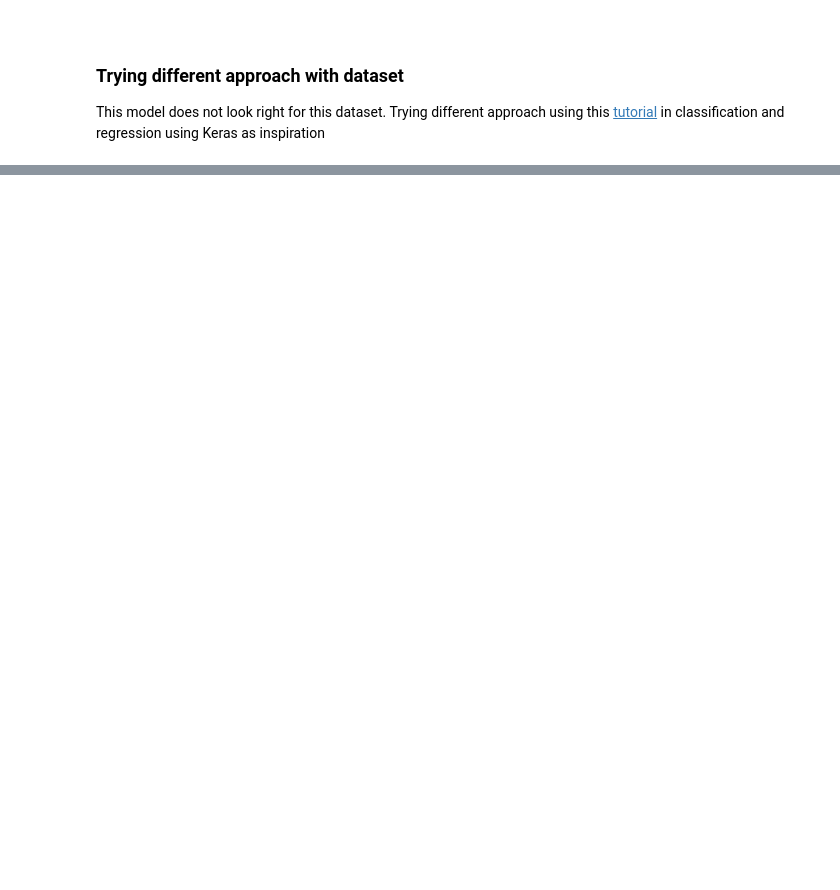
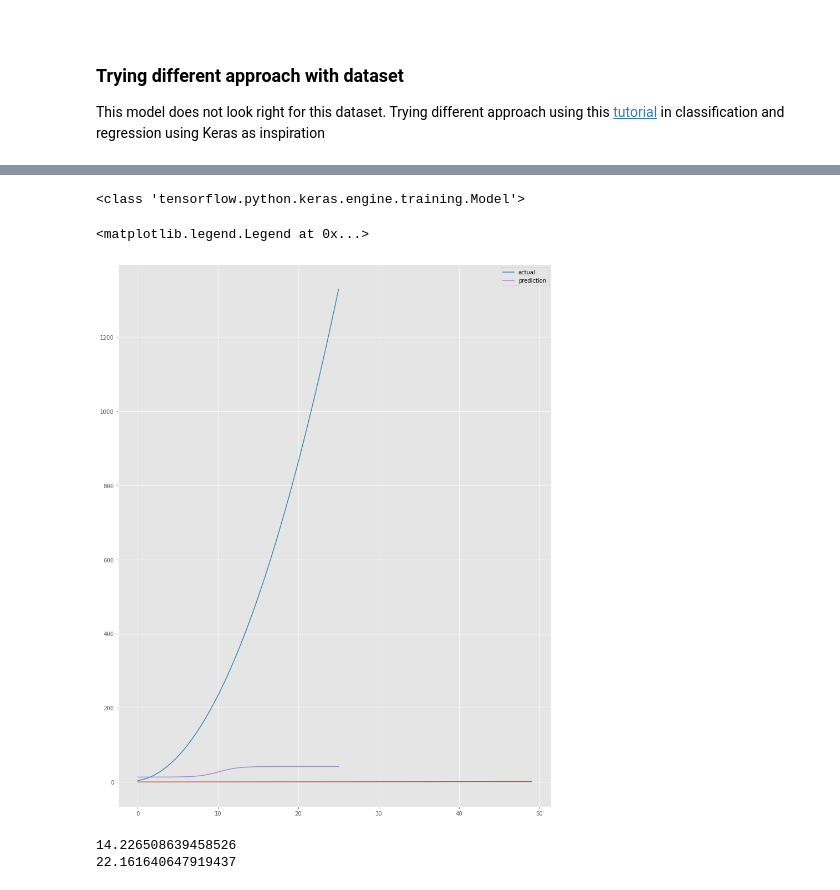
Before and after one commit to Ainara12/Fundamentals-Project, a Jupyter notebook: Fundamentals DA-Project.ipynb, the cells around one changed output, grey strips where cells are left out. Saved outputs shown, nothing was run; the diff lists cells and outputs as text; code cells hidden in the pictures; blank space fills up the shorter version.

Commit message:
Doing a different version of prediction train and set

```diff
--- a/Fundamentals DA-Project.ipynb
+++ b/Fundamentals DA-Project.ipynb
@@ -573,0 +563,9 @@ This model does not look right for this dataset. Trying different approach using
+# %%
+#loading dataset
+Powerdataset=pd.read_csv('Powerproduction dataset.csv', delimiter=',')
+
+
+x=Powerdataset['speed']
+y=Powerdataset['power']
+
+#print(y)
@@ -573,0 +596,7 @@ This model does not look right for this dataset. Trying different approach using
+# %%
+#now starting model training with sklearn and tensorflow
+
+#Importing sklearn model selection to divide dataset into training and test sets
+
+from sklearn.model_selection import train_test_split
+x_train, x_test, y_train, y_test = train_test_split(x, y, test_size=0.20, random_state=0)
@@ -573,0 +608,11 @@ This model does not look right for this dataset. Trying different approach using
+# %%
+#Creating model
+
+model = kr.models.Sequential()
+model.add(kr.layers.Dense(2, input_shape=(1,), activation='sigmoid', kernel_initializer="glorot_uniform", bias_initializer="glorot_uniform"))
+model.add(kr.layers.Dense(1, activation='linear', kernel_initializer="glorot_uniform", bias_initializer="glorot_uniform"))
+model.compile(kr.optimizers.Adam(lr=0.001), loss='mean_squared_error')#Adjusting learn rate  to 0.001 for more accuracy
+# %%
+#Now we train the model
+
+history = model.fit(x_train, y_train, batch_size=10, epochs=500, verbose=1, validation_split=0.2)
@@ -573,0 +637,37 @@ This model does not look right for this dataset. Trying different approach using
+# %%
+#Printing model
+
+Model: "model_2"
+
+print(Model)
+# %% [output]
+<class 'tensorflow.python.keras.engine.training.Model'>
+# %%
+#plotting results
+
+
+xline=np.linspace(0.0,1,50)
+
+plt.plot(xline)
+plt.plot(poly['x'], poly['y'], label='actual')
+plt.plot(poly['x'], model.predict(poly['x']), label='prediction')
+
+plt.legend()
+# %% [output]
+<matplotlib.legend.Legend at 0x...>
+[figure, added]
+# %%
+#Evaluating the performance of a regression model on test set using
+#root mean squared error method
+
+from sklearn.metrics import mean_squared_error
+from math import sqrt
+
+pred_train = model.predict(x_train)
+print(np.sqrt(mean_squared_error(y_train,pred_train)))
+
+pred = model.predict(x_test)
+print(np.sqrt(mean_squared_error(y_test,pred)))
+# %% [output]
+14.226508639458526
+22.161640647919437
```
Also changed, not shown: parts of 20 cells of this notebook.
